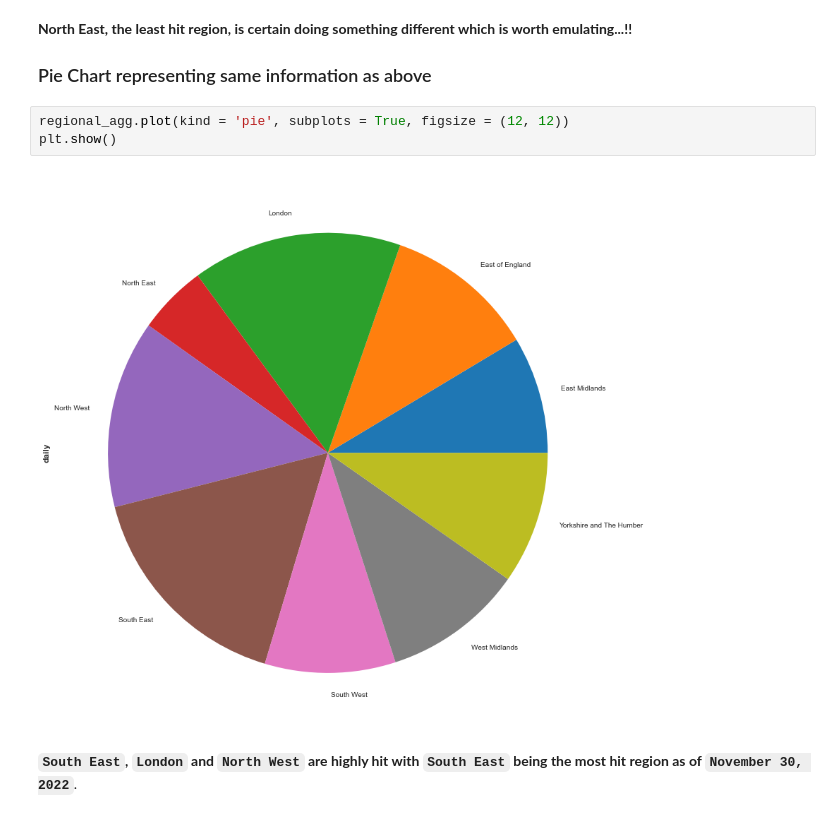
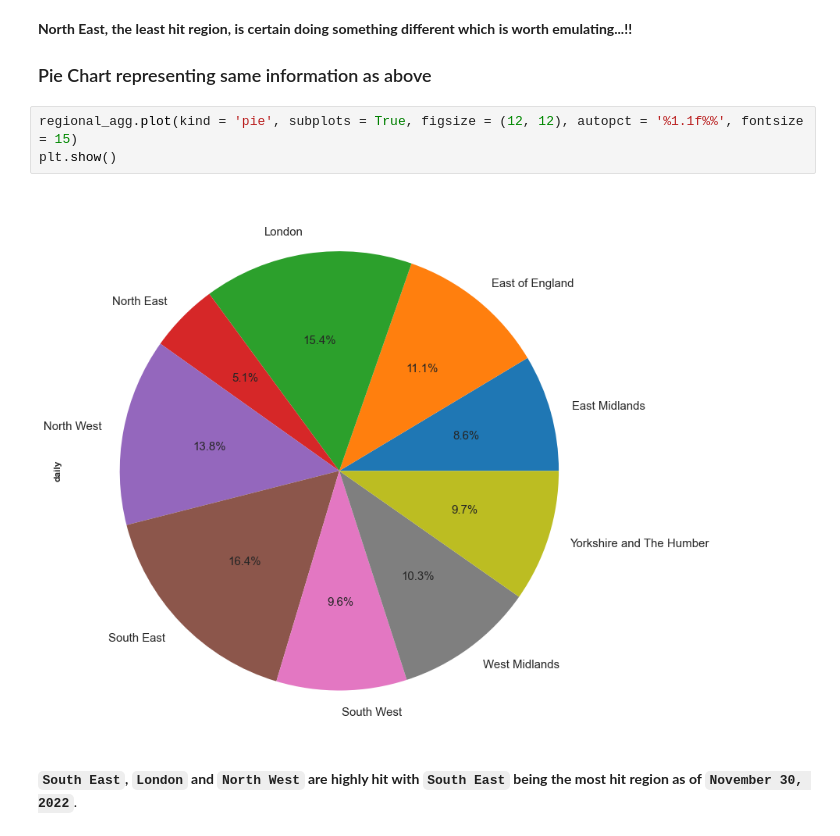
Before and after one commit to CyprianFusi/UK-Covid-19-Data-via-OpenData-API, a Jupyter notebook: uk_covid_dataset_over_api.ipynb, the cells around one changed output. Cells and saved outputs as stored; diff of their text form.

```diff
--- a/uk_covid_dataset_over_api.ipynb
+++ b/uk_covid_dataset_over_api.ipynb
@@ -271,9 +277,9 @@ plt.show()
 
 ### Pie Chart representing same information as above
 # %%
-regional_agg.plot(kind = 'pie', subplots = True, figsize = (12, 12))
+regional_agg.plot(kind = 'pie', subplots = True, figsize = (12, 12), autopct = '%1.1f%%', fontsize = 15)
 plt.show()
 # %% [output]
-[figure, old version]
+[figure, new version]
 # %% [markdown]
 **`South East`, `London` and `North West` are highly hit with `South East` being the most hit region as of `November 30, 2022`**.
```
Also changed, not shown: parts of 1 cell of this notebook.
